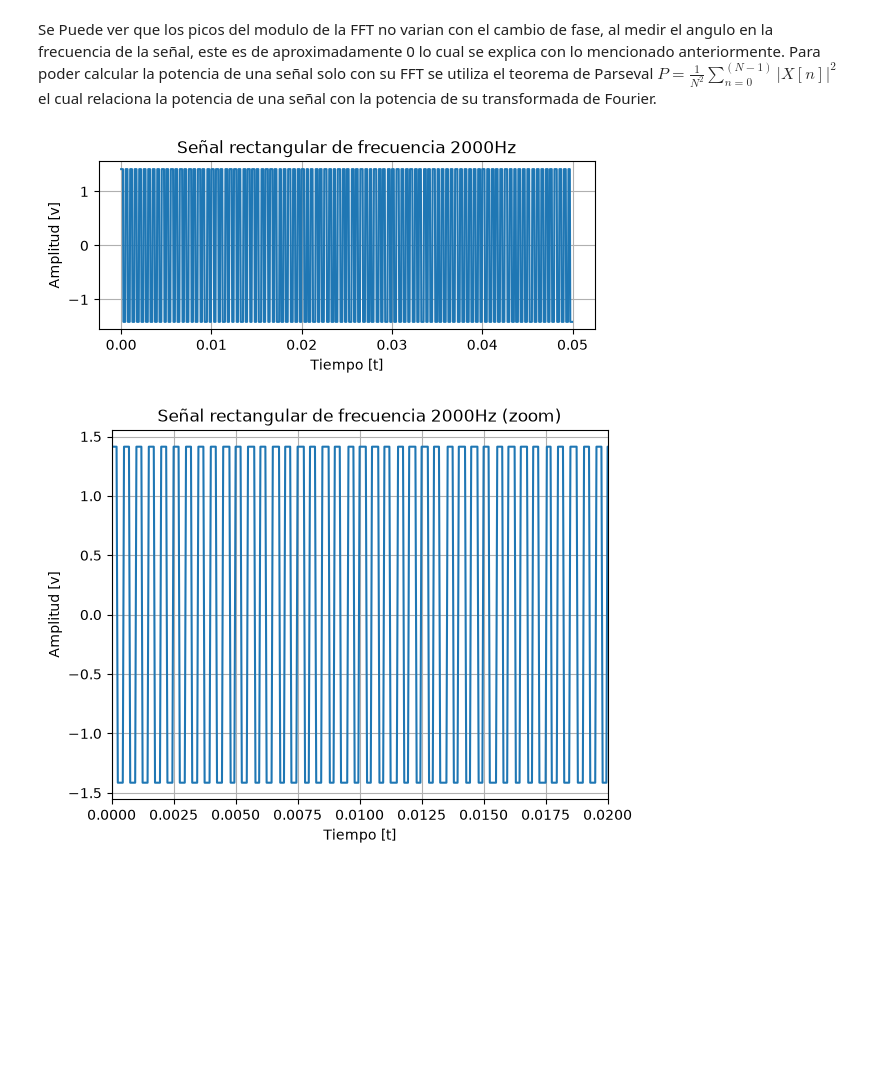
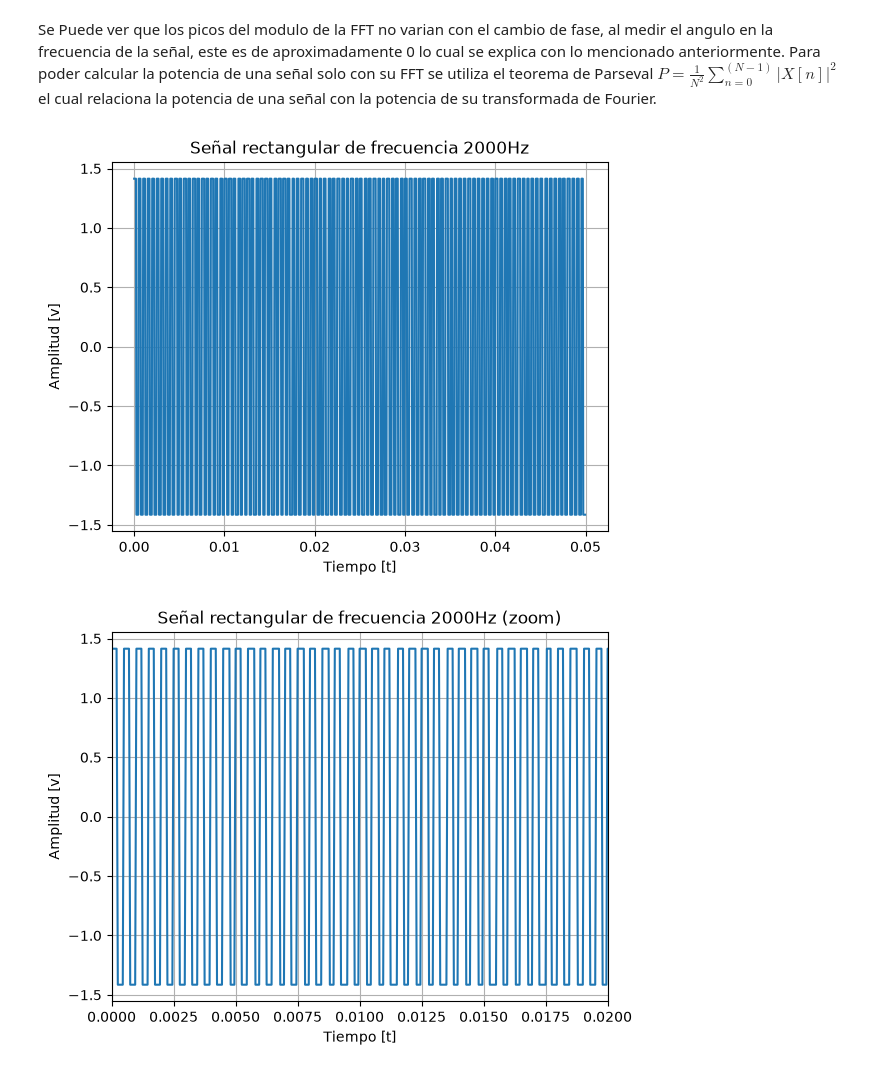
Before and after one commit to Nicolas-Bravo-B/APS, a Jupyter notebook: TS1_Nicolas_Bravo_Behnke.ipynb, the cells around one changed output. Drawn from its saved outputs; the diff is of its cells as text; code cells hidden in the pictures; blank space fills up the shorter version.

```diff
--- a/TS1_Nicolas_Bravo_Behnke.ipynb
+++ b/TS1_Nicolas_Bravo_Behnke.ipynb
@@ -173,23 +175,18 @@ Se Puede ver que los picos del modulo de la FFT no varian con el cambio de fase,
 Para poder calcular la potencia de una señal solo con su FFT se utiliza el teorema de Parseval $P = \frac{1}{N^2} \sum_{n=0}^(N-1) |X[n]|^2$ el cual relaciona la potencia de una señal con la potencia de su transformada de Fourier.
 # %%
 #%% Pulso rectangular
-
 vmax = calculo_c_pot(pot = 1)
-
 ttc, xxc = mi_funcion_rect(ff = ff, vmax = vmax)
-
 fftc = np.abs(np.fft.fft(xxc))
 frec_c = np.arange(start=0,step=fs,stop=fs*N)/N
-
 plt.figure()
-plt.subplot(2,1,1)
 plt.plot(ttc, xxc)
 plt.title(f"Señal rectangular de frecuencia {ff}Hz")
 plt.xlabel("Tiempo [t]")
 plt.ylabel("Amplitud [v]")
 plt.grid()
 # %% [output]
-[figure, old version]
+[figure, new version]
 # %%
 plt.figure()
 plt.plot(ttc, xxc)
```
Also changed, not shown: parts of 4 cells of this notebook.
